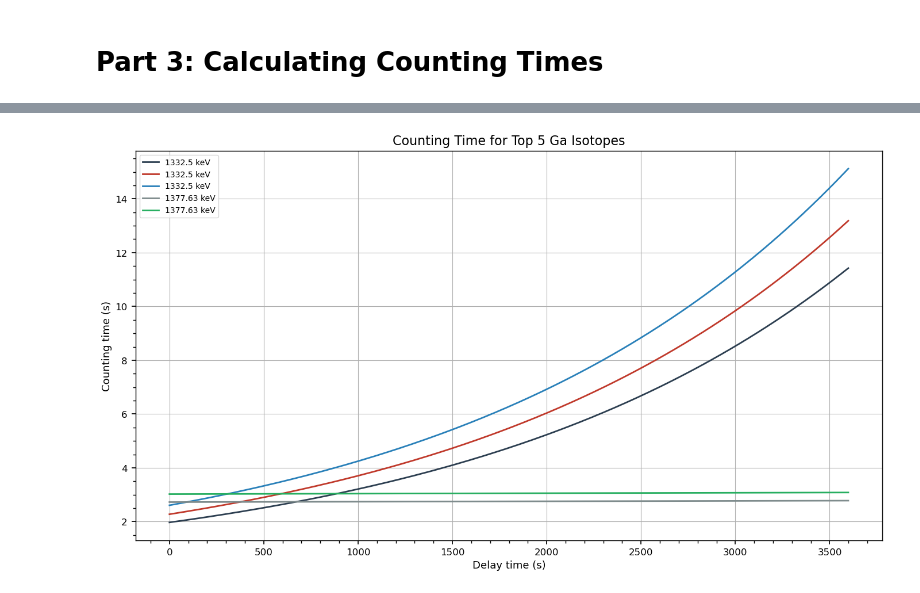
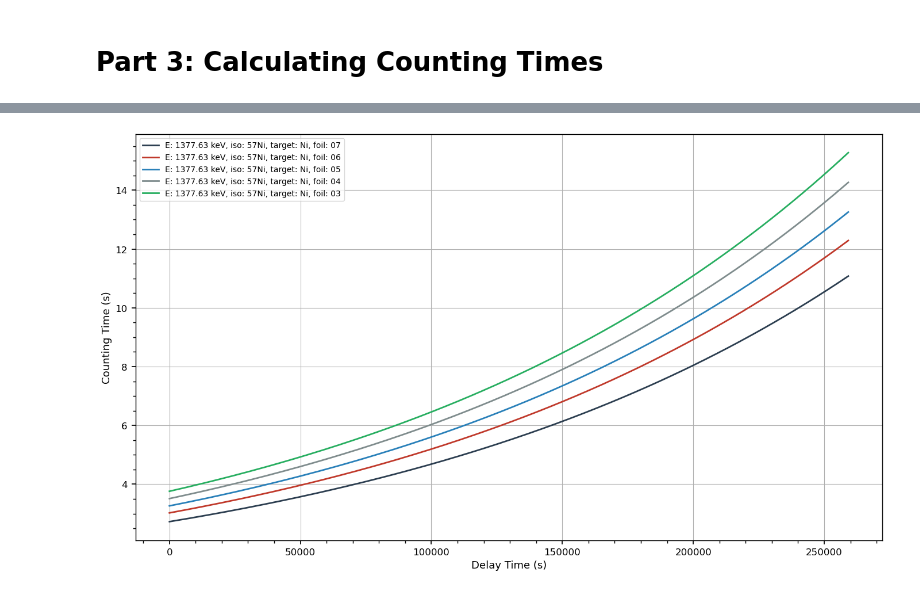
Before and after one commit to Oskar-Idland/Medical-Applications-of-Nuclear-Physics, a Jupyter notebook: src/analysis.ipynb, the cells around one changed output, grey strips where cells are left out. Drawn from its saved outputs; the diff is of its cells as text; code cells hidden in the pictures.

```diff
--- a/src/analysis.ipynb
+++ b/src/analysis.ipynb
@@ -3104,10 +2141,0 @@ plt.show()
-# %%
-for row in top_5_Cu.itertuples():
-    plt.plot(row.t_d, row.t_c, label=f"{row.gamma_energy} keV")
-
-plt.xlabel('Delay time (s)')
-plt.ylabel('Counting time (s)')
-plt.title('Counting Time for Top 5 Ga Isotopes')
-plt.legend()
-plt.grid()
-plt.show()
@@ -3116,12 +2141,0 @@ plt.show()
-# %%
-for row in top_5_Ni.itertuples():
-    plt.plot(row.t_d, row.t_c, label=f"{row.gamma_energy} keV")
-
-plt.xlabel('Delay time (s)')
-plt.ylabel('Counting time (s)')
-plt.title('Counting Time for Top 5 Ga Isotopes')
-plt.legend()
-plt.grid()
-plt.show()
-# %% [output]
-[figure, removed]
@@ -3127,0 +2343,9 @@ plt.show()
+# %%
+sa = StackAnalysis(st, eficiency_func=cb.eff, proton_flux=Φ, irradiation_time=t_irr)
+# %%
+results = sa.analyze(products=products, t_d=np.arange(0, 60*60*24*3), t_max=60*60, min_intensity=10.0, dE_511=0.1, silent=True)
+# %%
+sa.plot(results, target='Ni')
+plt.show()
+# %% [output]
+[figure, added]
```
Also changed, not shown: parts of 40 cells of this notebook, 12 other files.
